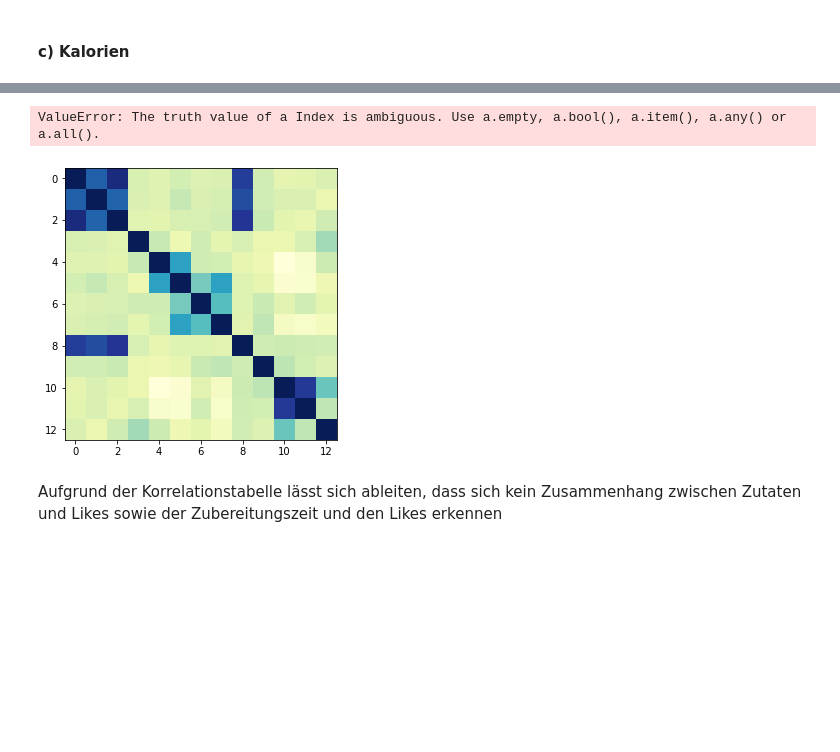
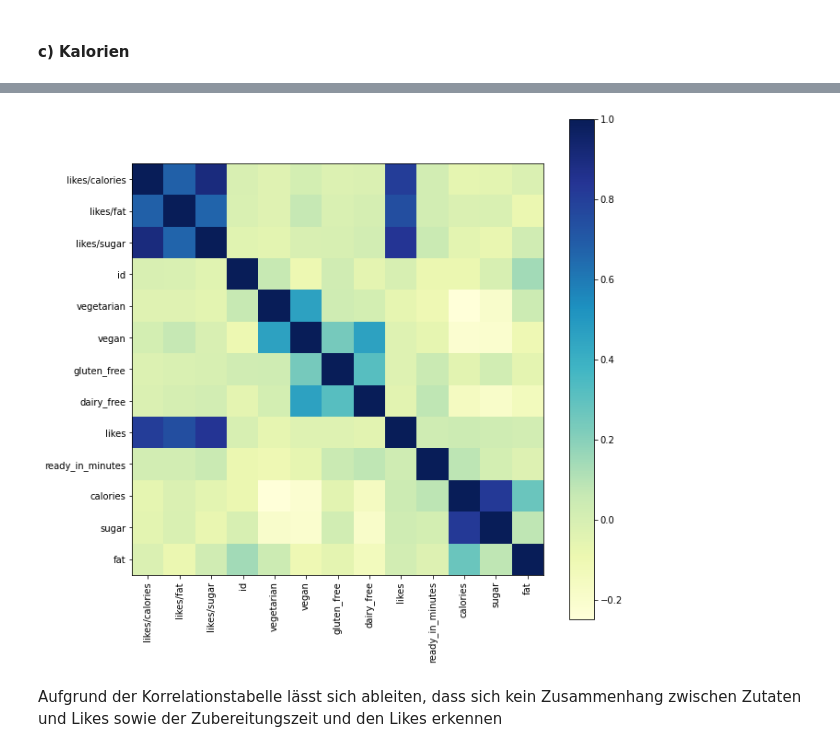
Before and after one commit to ZerhackerJagi/food_dashboard, a Jupyter notebook: 210409_Spoonacular_Analysis.ipynb, the cells around one changed output, grey strips where cells are left out. Cells and saved outputs as stored; diff of their text form; code cells hidden in the pictures; blank space fills up the shorter version.

```diff
--- a/210409_Spoonacular_Analysis.ipynb
+++ b/210409_Spoonacular_Analysis.ipynb
@@ -128,13 +119,17 @@ plt.hist(dfs_wod["sugar"])
 # %%
 x = dfs_filtered.corr()
-fig, ax = plt.subplots(1, 1, figsize=(15,5))
-ax.imshow(x, cmap="YlGnBu")
+# fig, ax = plt.subplots(1, 1, figsize=(15,5))
+# ax.imshow(x, cmap="YlGnBu")
 
-ax.set_xticks(range(len(x)),x.columns)
+plt.figure(figsize=(10,10))
+plt.imshow(x, cmap="YlGnBu")
+plt.colorbar()
 
-ax.set_yticks(range(len(x)),x.index)
 
-fig.plot()
+plt.xticks(range(len(x)),x.columns, rotation=90)
+
+plt.yticks(range(len(x)),x.columns)
+plt.show()
+# fig.show()
 # %% [output]
-ValueError: The truth value of a Index is ambiguous. Use a.empty, a.bool(), a.item(), a.any() or a.all().
-[figure, old version]
+[figure, new version]
```
Also changed, not shown: parts of 13 cells of this notebook, 2 other files.
